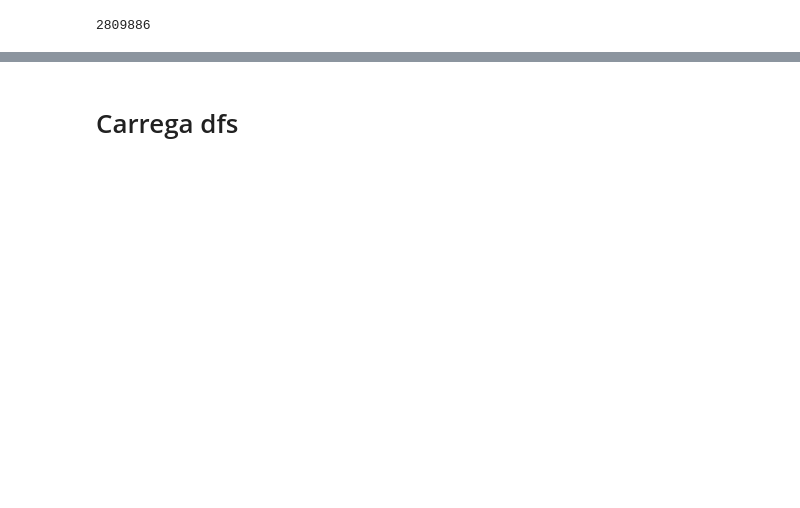
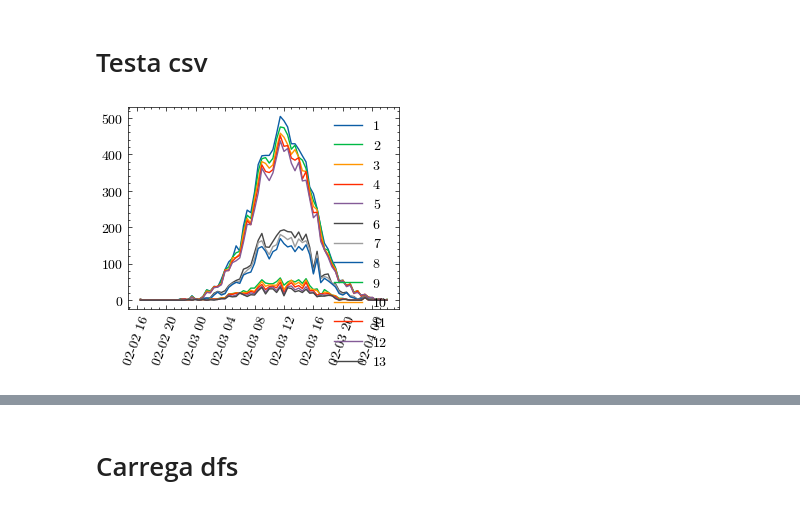
Before and after one commit to vinmir/workshop-gecap2, a Jupyter notebook: nb/poc_dados.ipynb, the cells around one changed output, grey strips where cells are left out. Drawn from its saved outputs; the diff is of its cells as text; code cells hidden in the pictures; blank space fills up the shorter version.

```diff
--- a/nb/poc_dados.ipynb
+++ b/nb/poc_dados.ipynb
@@ -184,4 +180,5 @@ df = df.astype({'ts_evento':'datetime64[ns]', 'id_sessao':'int32','nivel':'int32
-# %%
-df.to_sql('eventos_sessao',workshop_db_engine, if_exists='append', index=False)
-# %% [output]
-2809886
+# %% [markdown]
+# Testa csv
+# %%
+df_eve = pd.read_csv("../data/eventos_sessao.csv").astype({'ts_evento':'datetime64[ns]'})
+df_sess = pd.read_csv("../data/sessao_jogador.csv").astype({'ts_criacao':'datetime64[ns]'})
@@ -187,0 +196,38 @@ df.to_sql('eventos_sessao',workshop_db_engine, if_exists='append', index=False)
+# %%
+# Sessao_jogador
+df=df_sess
+df_graf = df.groupby(
+    [
+        df.ts_criacao.dt.floor('30min'),
+        'so_sessao',
+        'versao_jogo',
+        'trilha'
+    ]
+).agg({'ts_criacao':'count'}).rename({'ts_criacao':'ctg'}, axis=1)
+# ).agg({'ts_evento': 'count'}).rename({'ts_evento':'ctg'}, axis=1)
+df_graf = df_graf.unstack([1,2,3]).resample('30min').sum().stack([1,2,3])
+# %%
+fig,ax = plt.subplots()
+
+ax.plot(df_graf.loc[:,1,:],label=1)
+ax.plot(df_graf.loc[:,2,:],label=2)
+ax.plot(df_graf.loc[:,3,:],label=3)
+ax.plot(df_graf.loc[:,4,:],label=4)
+ax.plot(df_graf.loc[:,5,:],label=5)
+ax.plot(df_graf.loc[:,6,:],label=6)
+ax.plot(df_graf.loc[:,7,:],label=7)
+ax.plot(df_graf.loc[:,8,:],label=8)
+ax.plot(df_graf.loc[:,9,:],label=9)
+ax.plot(df_graf.loc[:,10,:],label=10)
+ax.plot(df_graf.loc[:,11,:],label=11)
+ax.plot(df_graf.loc[:,12,:],label=12)
+ax.plot(df_graf.loc[:,13,:],label=13)
+# ax.plot(df_graf.loc[:,14,:],label=14)
+# ax.plot(df_graf.loc[:,15,:],label=15)
+
+ax.legend()
+
+plt.xticks(rotation=70)
+plt.show()
+# %% [output]
+[figure, added]
```
Also changed, not shown: parts of 21 cells of this notebook, 3 other files.
